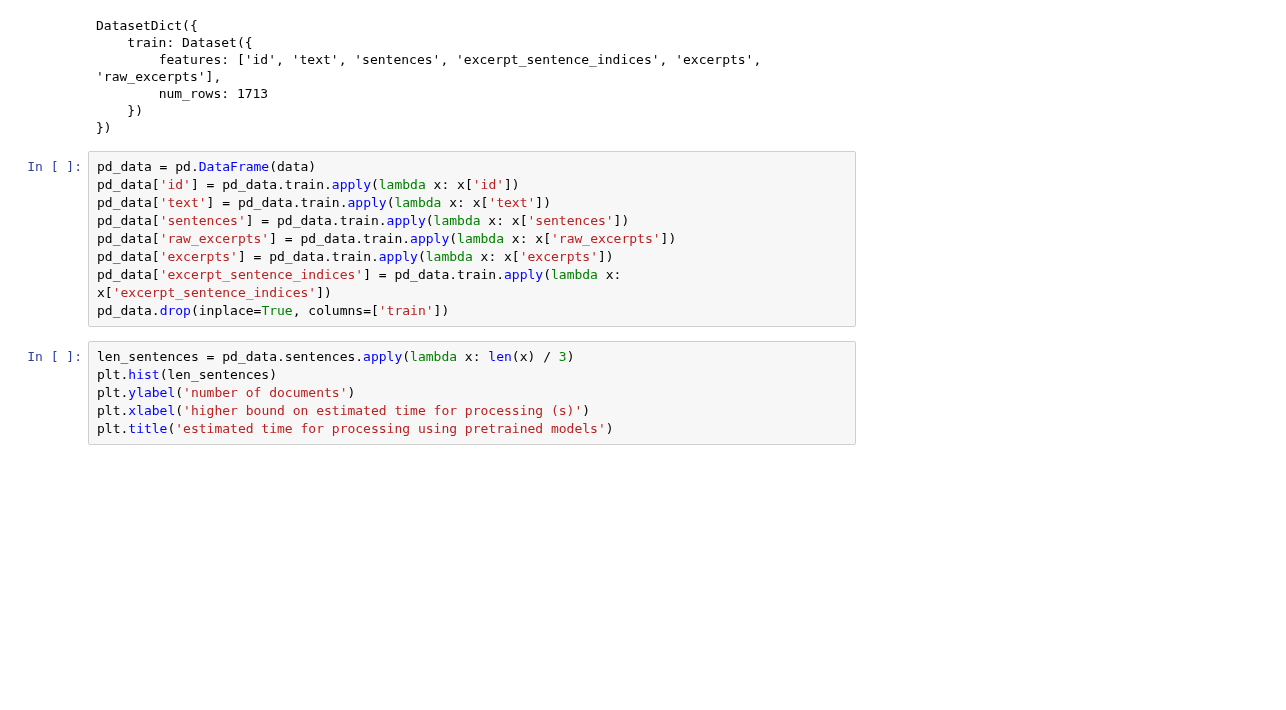
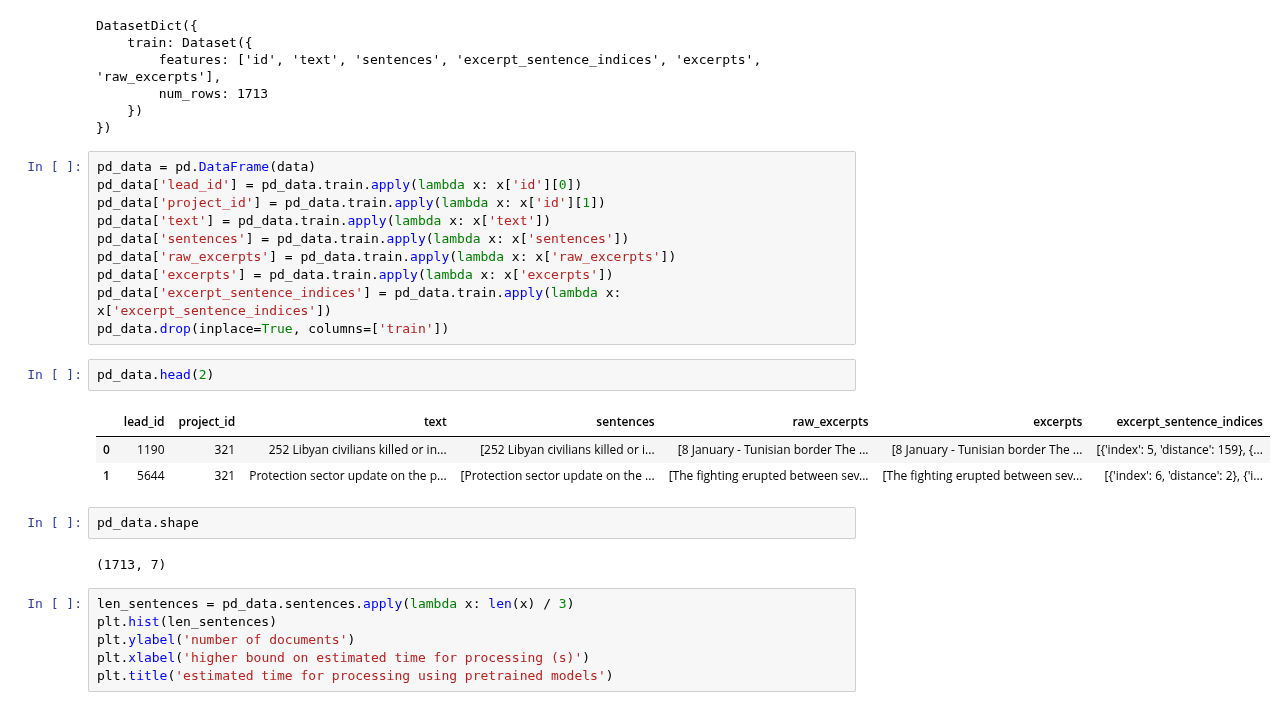
Before and after one commit to the-deep/deep-experiments, a Jupyter notebook: notebooks/models/selim/entry_extraction/entry_extraction_data_analysis.ipynb, the cells around one changed output. Drawn from its saved outputs; the diff is of its cells as text; blank space fills up the shorter version.

```diff
--- a/notebooks/models/selim/entry_extraction/entry_extraction_data_analysis.ipynb
+++ b/notebooks/models/selim/entry_extraction/entry_extraction_data_analysis.ipynb
@@ -24,13 +25,24 @@ DatasetDict({
 })
 # %%
 pd_data = pd.DataFrame(data)
-pd_data['id'] = pd_data.train.apply(lambda x: x['id'])
+pd_data['lead_id'] = pd_data.train.apply(lambda x: x['id'][0])
+pd_data['project_id'] = pd_data.train.apply(lambda x: x['id'][1])
 pd_data['text'] = pd_data.train.apply(lambda x: x['text'])
 pd_data['sentences'] = pd_data.train.apply(lambda x: x['sentences'])
 pd_data['raw_excerpts'] = pd_data.train.apply(lambda x: x['raw_excerpts'])
 pd_data['excerpts'] = pd_data.train.apply(lambda x: x['excerpts'])
 pd_data['excerpt_sentence_indices'] = pd_data.train.apply(lambda x: x['excerpt_sentence_indices'])
 pd_data.drop(inplace=True, columns=['train'])
+# %%
+pd_data.head(2)
+# %% [output]
+|  | lead_id | project_id | text | sentences | raw_excerpts | excerpts | excerpt_sentence_indices |
+| 0 | 1190 | 321 | 252 Libyan civilians killed or in... | [252 Libyan civilians killed or i... | [8 January - Tunisian border The ... | [8 January - Tunisian border The ... | [{'index': 5, 'distance': 159}, {... |
+| 1 | 5644 | 321 | Protection sector update on the p... | [Protection sector update on the ... | [The fighting erupted between sev... | [The fighting erupted between sev... | [{'index': 6, 'distance': 2}, {'i... |
+# %%
+pd_data.shape
+# %% [output]
+(1713, 7)
 # %%
 len_sentences = pd_data.sentences.apply(lambda x: len(x) / 3)
 plt.hist(len_sentences)
```
Also changed, not shown: parts of 26 cells of this notebook.
